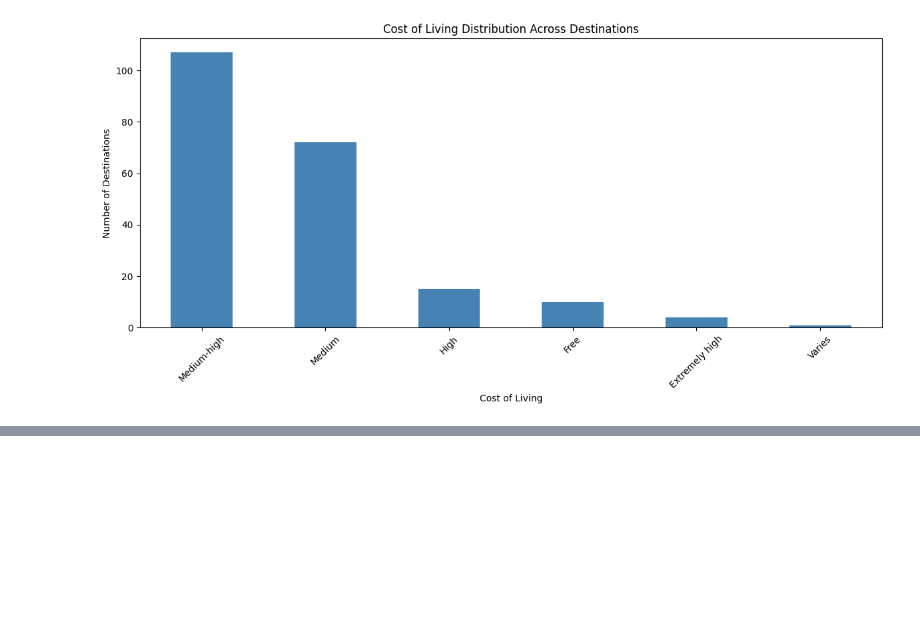
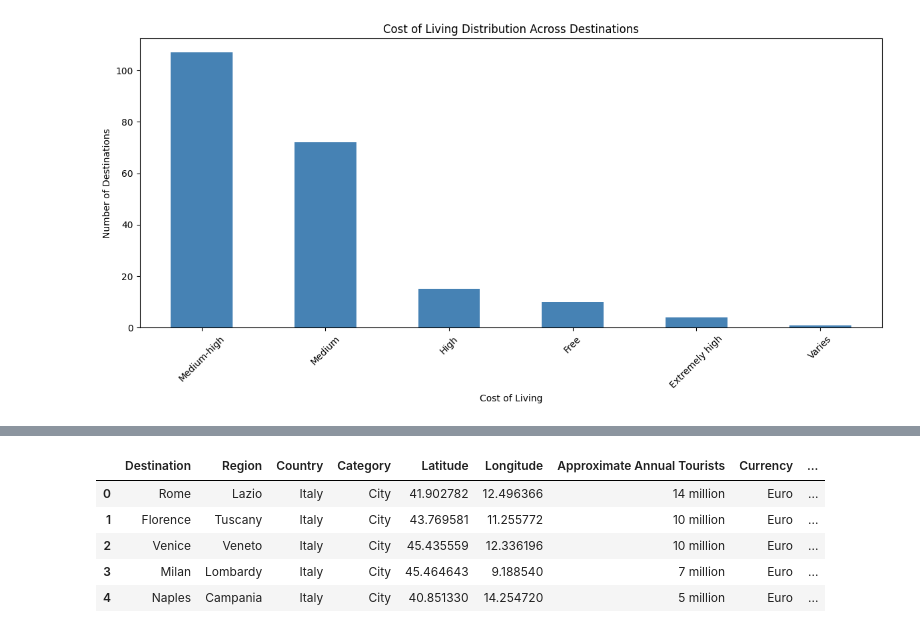
Before and after one commit to narender5162/DSPROJECT, a Jupyter notebook: DSPROJECT.ipynb, the cells around one changed output, grey strips where cells are left out. Drawn from its saved outputs; the diff is of its cells as text; code cells hidden in the pictures; blank space fills up the shorter version.

```diff
--- a/DSPROJECT.ipynb
+++ b/DSPROJECT.ipynb
@@ -315,0 +331,16 @@ plt.show()
+# %%
+#  file path
+file_path = '/content/drive/MyDrive/data set destinations .csv'
+# Load the dataset
+data = pd.read_csv(file_path, encoding='latin1')
+print("Dataset successfully loaded.")
+try:
+
+  #data as tourism data
+    tourism_data = pd.read_csv(file_path, encoding='latin1')
+    dataset_loaded = True
+except Exception as e:
+    dataset_loaded = False
+    error_message = str(e)
+
+dataset_loaded, tourism_data.head() if dataset_loaded else error_message
@@ -315,0 +366,10 @@ plt.show()
+# %%
+#first few rows of data set
+data.head()
+# %% [output]
+|  | Destination | Region | Country | Category | Latitude | Longitude | Approximate Annual Tourists | Currency | ... |
+| 0 | Rome | Lazio | Italy | City | 41.902782 | 12.496366 | 14 million | Euro | ... |
+| 1 | Florence | Tuscany | Italy | City | 43.769581 | 11.255772 | 10 million | Euro | ... |
+| 2 | Venice | Veneto | Italy | City | 45.435559 | 12.336196 | 10 million | Euro | ... |
+| 3 | Milan | Lombardy | Italy | City | 45.464643 | 9.188540 | 7 million | Euro | ... |
+| 4 | Naples | Campania | Italy | City | 40.851330 | 14.254720 | 5 million | Euro | ... |
```
Also changed, not shown: parts of 7 cells of this notebook.
